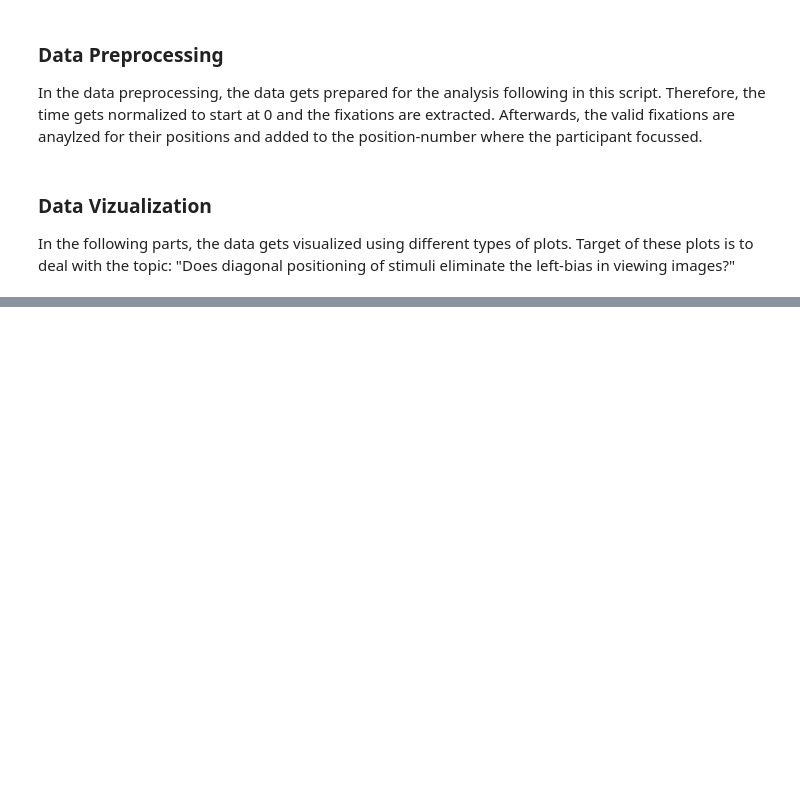
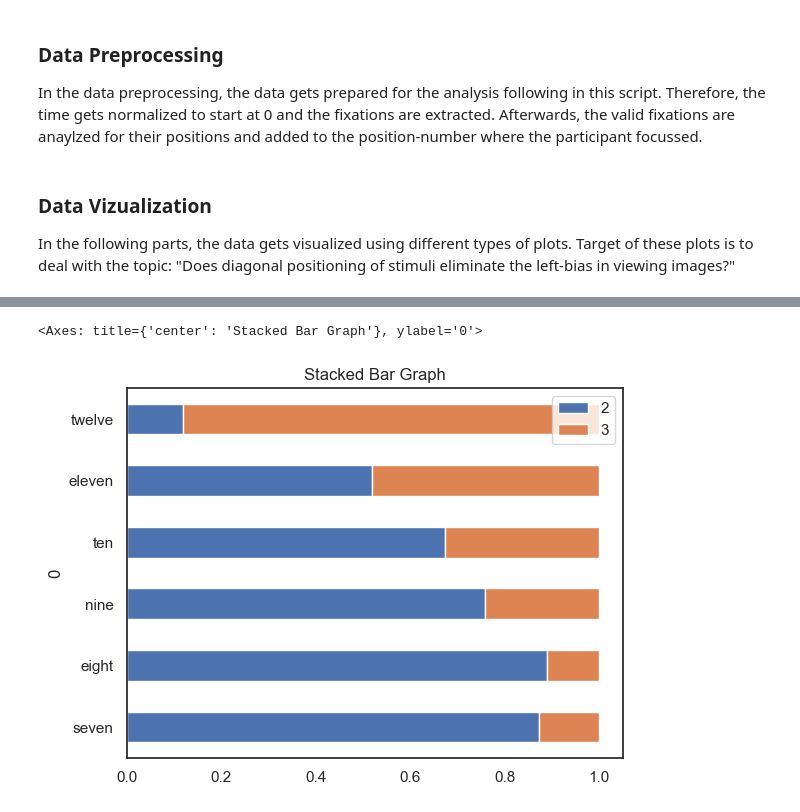
Before and after one commit to PatrickEbner/2024-SoSe_EyeTracking, a Jupyter notebook: scripts/DiagonalBias.ipynb, the cells around one changed output, grey strips where cells are left out. Drawn from its saved outputs; the diff is of its cells as text; code cells hidden in the pictures; blank space fills up the shorter version.

```diff
--- a/scripts/DiagonalBias.ipynb
+++ b/scripts/DiagonalBias.ipynb
@@ -175,0 +289,24 @@ plt.show()
+# %%
+# Calculte the sum for each pair
+pair_sums = []
+for coord1, coord2 in pairs:
+    count1 = sum_df[sum_df['Coordinate'] == coord1]['Count'].values[0]
+    count2 = sum_df[sum_df['Coordinate'] == coord2]['Count'].values[0]
+    total = count1 + count2
+    pair_sums.append((coord1, coord2, count1 / total, count2 / total))
+
+left_coordinates = []
+right_coordinates = []
+for i in range(0,6):
+    left_coordinates.append(pair_sums[i][2])
+    right_coordinates.append(pair_sums[i][3])
+pair_sums_df = pd.DataFrame(data=pair_sums)
+pair_sums_df.plot(
+    x = 0,
+    kind = 'barh',
+    stacked = True,
+    title = 'Stacked Bar Graph',
+    mark_right = True)
+# %% [output]
+<Axes: title={'center': 'Stacked Bar Graph'}, ylabel='0'>
+[figure, added]
```
Also changed, not shown: parts of 12 cells of this notebook.
